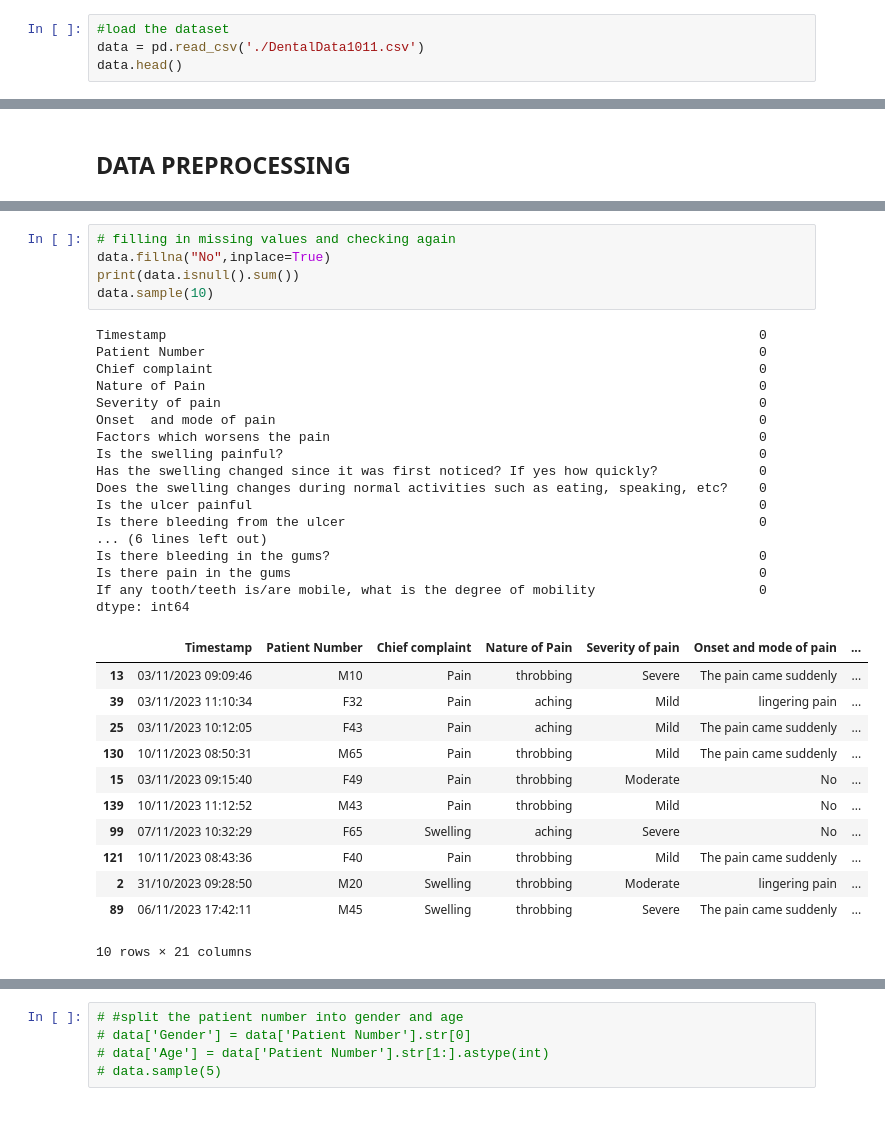
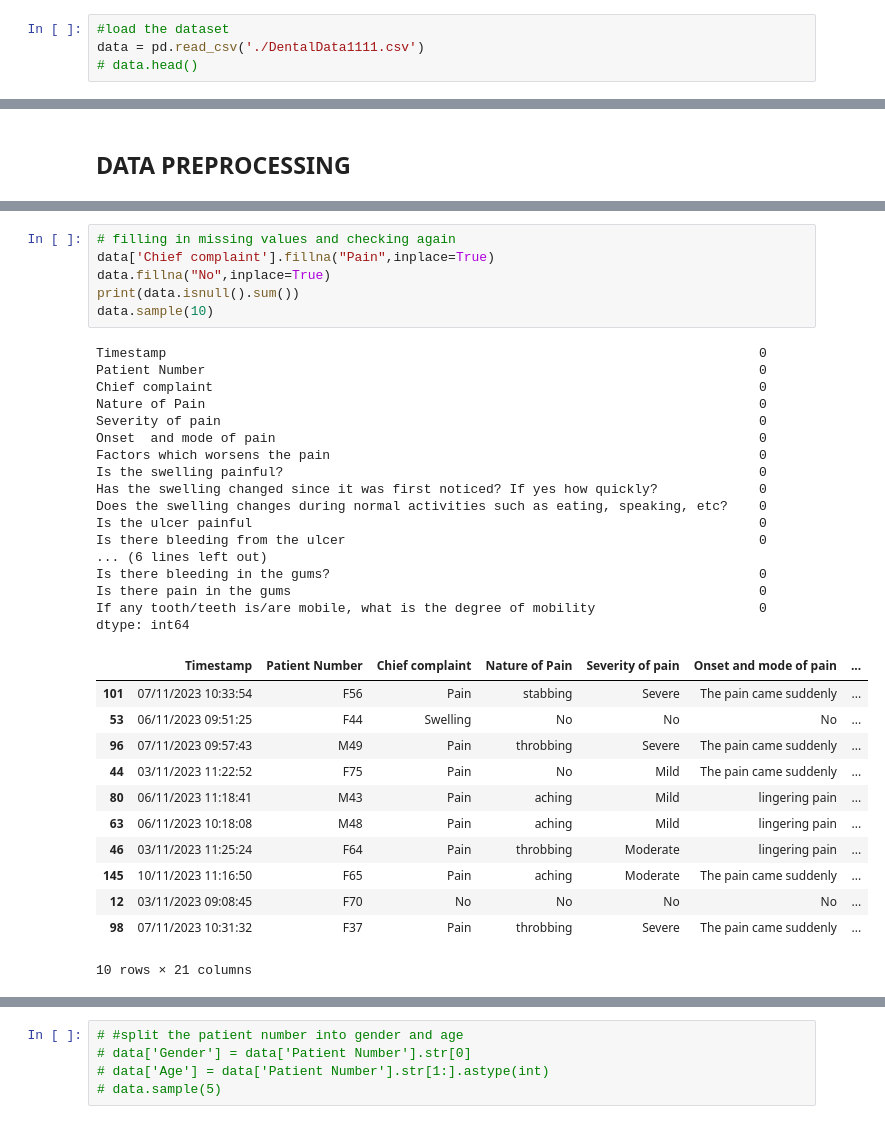
Before and after one commit to TheHuntsman4/Klepio, a Jupyter notebook: model/DentAI.ipynb, the cells around one changed output, grey strips where cells are left out. Drawn from its saved outputs; the diff is of its cells as text.

```diff
--- a/model/DentAI.ipynb
+++ b/model/DentAI.ipynb
@@ -21,5 +22,5 @@ warnings.filterwarnings('ignore')
 ## LOAD THE DATASET
 # %%
 #load the dataset
-data = pd.read_csv('./DentalData1011.csv')
-data.head()
+data = pd.read_csv('./DentalData1111.csv')
+# data.head()
@@ -144,38 +148,39 @@ If any tooth/teeth is/are mobile, what is the degree of mobility
 dtype: int64
 # %%
 # filling in missing values and checking again
+data['Chief complaint'].fillna("Pain",inplace=True)
 data.fillna("No",inplace=True)
 print(data.isnull().sum())
 data.sample(10)
 # %% [output]
 Timestamp                                                                            0
 Patient Number                                                                       0
 Chief complaint                                                                      0
 Nature of Pain                                                                       0
 Severity of pain                                                                     0
 Onset  and mode of pain                                                              0
 Factors which worsens the pain                                                       0
 Is the swelling painful?                                                             0
 Has the swelling changed since it was first noticed? If yes how quickly?             0
 Does the swelling changes during normal activities such as eating, speaking, etc?    0
 Is the ulcer painful                                                                 0
 Is there bleeding from the ulcer                                                     0
 ... (6 lines left out)
 Is there bleeding in the gums?                                                       0
 Is there pain in the gums                                                            0
 If any tooth/teeth is/are mobile, what is the degree of mobility                     0
 dtype: int64
 |  | Timestamp | Patient Number | Chief complaint | Nature of Pain | Severity of pain | Onset and mode of pain | ... |
-| 13 | 03/11/2023 09:09:46 | M10 | Pain | throbbing | Severe | The pain came suddenly | ... |
-| 39 | 03/11/2023 11:10:34 | F32 | Pain | aching | Mild | lingering pain | ... |
-| 25 | 03/11/2023 10:12:05 | F43 | Pain | aching | Mild | The pain came suddenly | ... |
-| 130 | 10/11/2023 08:50:31 | M65 | Pain | throbbing | Mild | The pain came suddenly | ... |
-| 15 | 03/11/2023 09:15:40 | F49 | Pain | throbbing | Moderate | No | ... |
-| 139 | 10/11/2023 11:12:52 | M43 | Pain | throbbing | Mild | No | ... |
-| 99 | 07/11/2023 10:32:29 | F65 | Swelling | aching | Severe | No | ... |
-| 121 | 10/11/2023 08:43:36 | F40 | Pain | throbbing | Mild | The pain came suddenly | ... |
-| 2 | 31/10/2023 09:28:50 | M20 | Swelling | throbbing | Moderate | lingering pain | ... |
-| 89 | 06/11/2023 17:42:11 | M45 | Swelling | throbbing | Severe | The pain came suddenly | ... |
+| 101 | 07/11/2023 10:33:54 | F56 | Pain | stabbing | Severe | The pain came suddenly | ... |
+| 53 | 06/11/2023 09:51:25 | F44 | Swelling | No | No | No | ... |
+| 96 | 07/11/2023 09:57:43 | M49 | Pain | throbbing | Severe | The pain came suddenly | ... |
+| 44 | 03/11/2023 11:22:52 | F75 | Pain | No | Mild | The pain came suddenly | ... |
+| 80 | 06/11/2023 11:18:41 | M43 | Pain | aching | Mild | lingering pain | ... |
+| 63 | 06/11/2023 10:18:08 | M48 | Pain | aching | Mild | lingering pain | ... |
+| 46 | 03/11/2023 11:25:24 | F64 | Pain | throbbing | Moderate | lingering pain | ... |
+| 145 | 10/11/2023 11:16:50 | F65 | Pain | aching | Moderate | The pain came suddenly | ... |
+| 12 | 03/11/2023 09:08:45 | F70 | No | No | No | No | ... |
+| 98 | 07/11/2023 10:31:32 | F37 | Pain | throbbing | Severe | The pain came suddenly | ... |
 10 rows × 21 columns
 # %%
 #Dropping unnecessary fields
```
Also changed, not shown: parts of 18 cells of this notebook.
